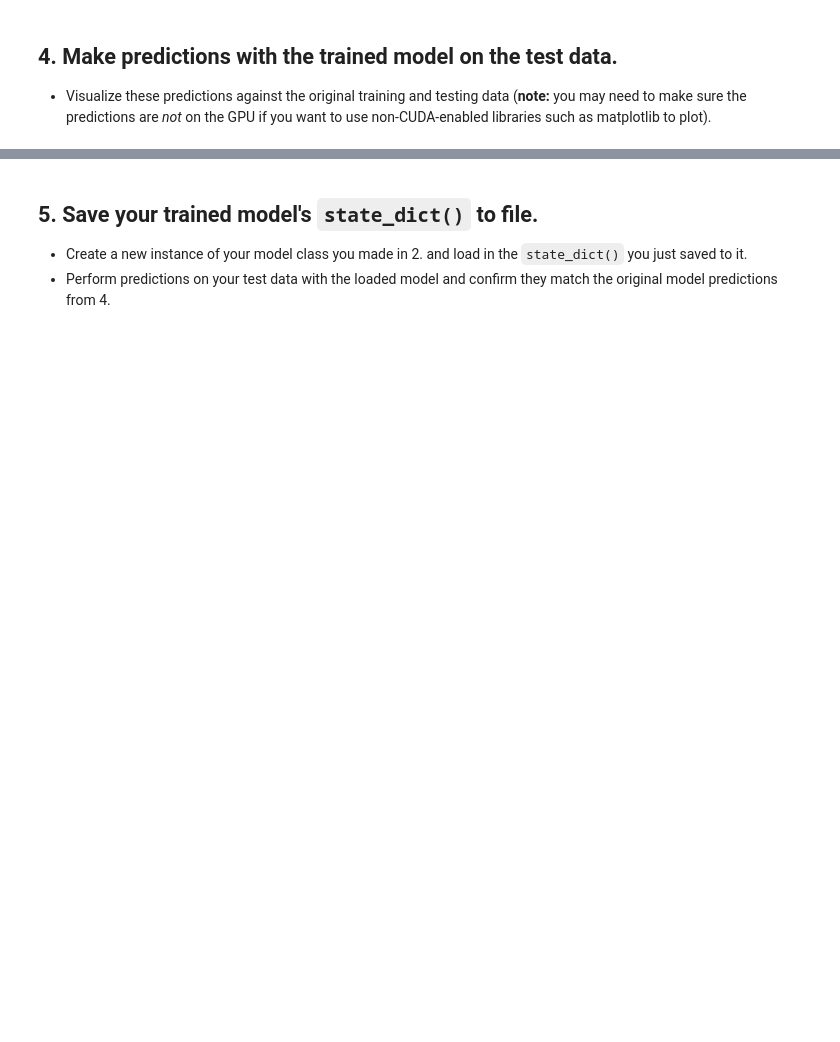
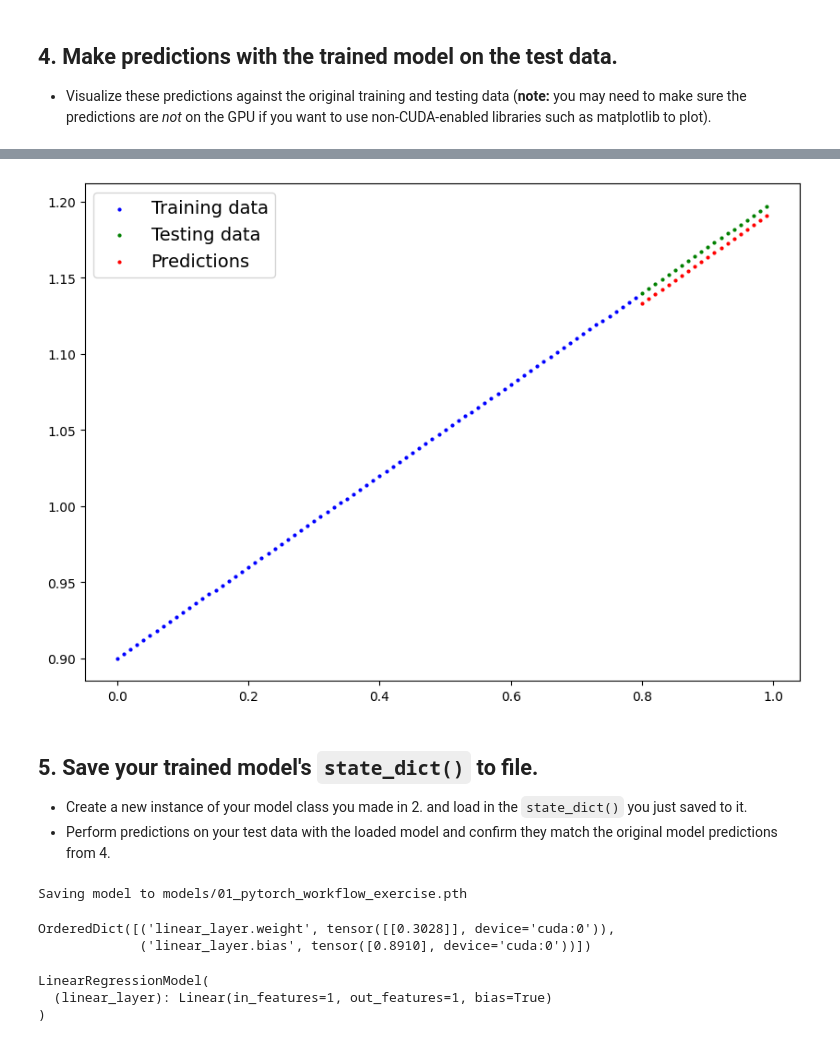
Before and after one commit to yanliu1111/pytorch-deep-learning, a Jupyter notebook: exercises/01_pytorch_workflow_exercises.ipynb, the cells around one changed output, grey strips where cells are left out. Cells and saved outputs as stored; diff of their text form; code cells hidden in the pictures; blank space fills up the shorter version.

```diff
--- a/exercises/01_pytorch_workflow_exercises.ipynb
+++ b/exercises/01_pytorch_workflow_exercises.ipynb
@@ -65,45 +148,51 @@ print(f"First 10 X & y samples:\nX: {X[:10]}\ny: {y[:10]}")
   * The training loop should test the model on the test dataset every 20 epochs.
 # %%
 # Create the loss function and optimizer
+loss_fn = nn.L1Loss() # same as MAE
+optimizer = torch.optim.SGD(params=model_1.parameters(),
+                            lr=0.01)
 # %%
 # Training loop
-
-
+torch.manual_seed(42)
 # Train model for 300 epochs
-
+epochs = 300
 
 # Send data to target device
-
+X_train = X_train.to(device)
+y_train = y_train.to(device)
+X_test = X_test.to(device)
+y_test = y_test.to(device)
 
 for epoch in range(epochs):
   ### Training
 
   # Put model in train mode
-
+  model_1.train()
 
   # 1. Forward pass
-
+  y_pred = model_1(X_train)
 
   # 2. Calculate loss
-
+  loss = loss_fn(y_pred, y_train)
 
   # 3. Zero gradients
-
+  optimizer.zero_grad()
 
   # 4. Backpropagation
-
+  loss.backward()
 
   # 5. Step the optimizer
-
+  optimizer.step()
 
   ### Perform testing every 20 epochs
   if epoch % 20 == 0:
 
     # Put model in evaluation mode and setup inference context
-
+    model_1.eval()
+    with torch.inference_mode():
       # 1. Forward pass
-
+      test_pred = model_1(X_test)
       # 2. Calculate test loss
-
+      test_loss = loss_fn(test_pred, y_test)
       # Print out what's happening
       print(f"Epoch: {epoch} | Train loss: {loss:.3f} | Test loss: {test_loss:.3f}")
@@ -114,0 +227,5 @@ for epoch in range(epochs):
+# %%
+model_1.eval()
+with torch.inference_mode():
+  y_preds = model_1(X_test)
+y_preds
@@ -117,3 +277,7 @@ for epoch in range(epochs):
+# %%
+plot_predictions(predictions = y_preds.cpu())
+# %% [output]
+[figure, added]
 # %% [markdown]
 ## 5. Save your trained model's `state_dict()` to file.
   * Create a new instance of your model class you made in 2. and load in the `state_dict()` you just saved to it.
@@ -122,12 +286,30 @@ for epoch in range(epochs):
 from pathlib import Path
 
 # 1. Create models directory
-
+MODEL_PATH = Path("models")
+MODEL_PATH.mkdir(parents=True, exist_ok=True)
 
 # 2. Create model save path
-
+MODEL_NAME = "01_pytorch_workflow_exercise.pth"
+MODEL_SAVE_PATH = MODEL_PATH / MODEL_NAME
 # 3. Save the model state dict
+print(f"Saving model to {MODEL_SAVE_PATH}")
+torch.save(obj = model_1.state_dict(),f = MODEL_SAVE_PATH)
+# %% [output]
+Saving model to models/01_pytorch_workflow_exercise.pth
+# %%
+model_1.state_dict()
+# %% [output]
+OrderedDict([('linear_layer.weight', tensor([[0.3028]], device='cuda:0')),
+             ('linear_layer.bias', tensor([0.8910], device='cuda:0'))])
 # %%
 # Create new instance of model and load saved state dict (make sure to put it on the target device)
+loaded_model = LinearRegressionModel()
+loaded_model.load_state_dict(torch.load(f = MODEL_SAVE_PATH))
+loaded_model.to(device)
+# %% [output]
+LinearRegressionModel(
+  (linear_layer): Linear(in_features=1, out_features=1, bias=True)
+)
 # %%
 # Make predictions with loaded model and compare them to the previous
```
Also changed, not shown: parts of 22 cells of this notebook.
